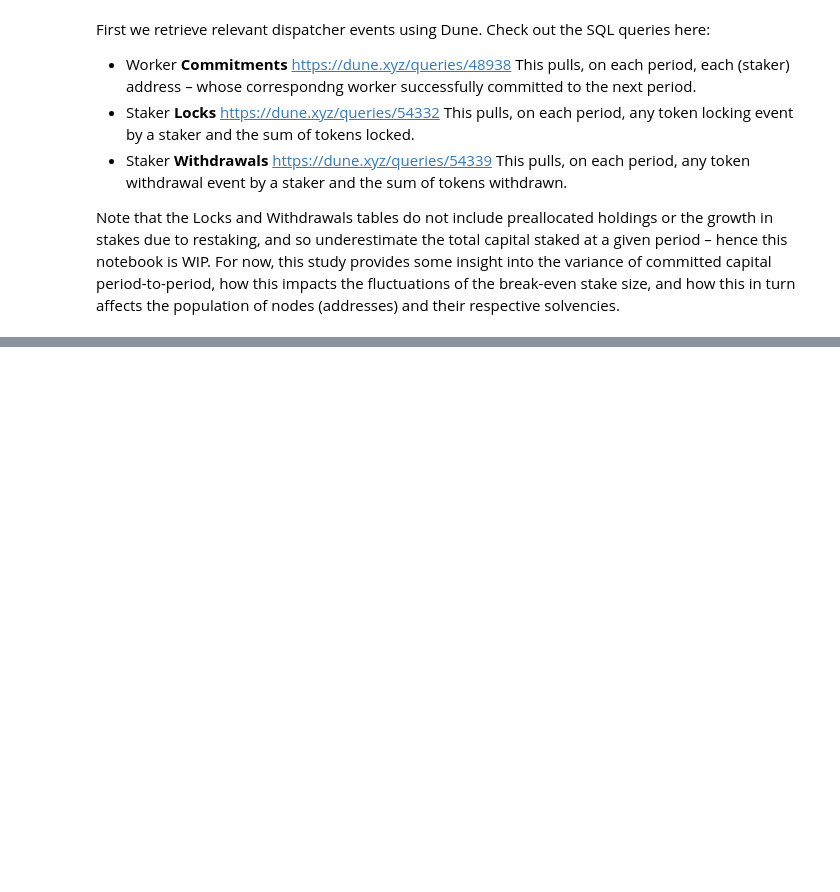
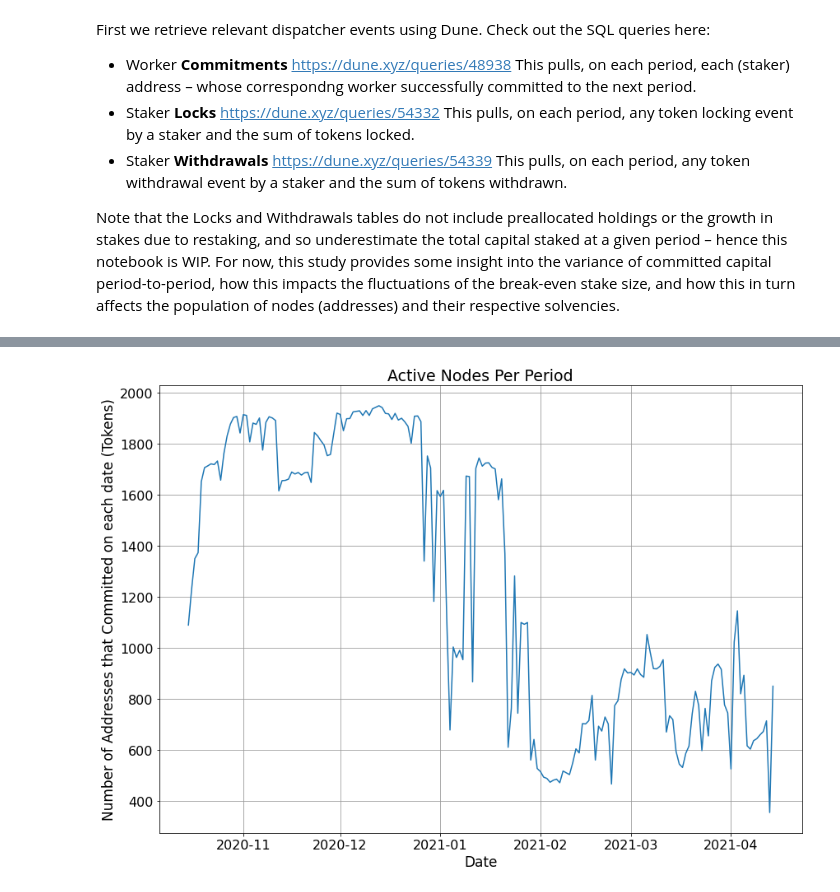
Before and after one commit to arjunhassard/economic-research, a Jupyter notebook: nc_node_behavior/nucypher_node_behavior.ipynb, the cells around one changed output, grey strips where cells are left out. Cells and saved outputs as stored; diff of their text form; code cells hidden in the pictures; blank space fills up the shorter version.

Commit message:
graphical comparison of active workers and committed capital

```diff
--- a/nc_node_behavior/nucypher_node_behavior.ipynb
+++ b/nc_node_behavior/nucypher_node_behavior.ipynb
@@ -39,5 +39,7 @@ split_date = pd.to_datetime('2021-04-15')
 df_1day = df_merged.loc[(df_merged['timestamp'] < split_date)]
 df_7day = df_merged.loc[(df_merged['timestamp'] >= split_date)]
 # %%
-#We calculate a rudimentary value for each staker's
+#We calculate a rudimentary value for each stake value on every period that the associated worker commits.
+df_1day = df_1day.groupby(['timestamp','Staker']).sum().groupby(level='Staker').cumsum()
 df_1day['Staked'] = df_1day['Locked'].copy() - df_1day['Withdrawn'].copy()
+df_1day
@@ -43,0 +61,16 @@ df_1day['Staked'] = df_1day['Locked'].copy() - df_1day['Withdrawn'].copy()
+# %%
+# First we plot the number of commitments (i.e. active workers) at each period
+ActiveWorkers_1day = df_1day.groupby('timestamp')['Staked'].count()
+ActiveWorkers_1day = pd.DataFrame(ActiveWorkers_1day)
+ActiveWorkers_1day.index = pd.to_datetime(ActiveWorkers_1day.index)
+
+plt.plot(ActiveWorkers_1day)
+plt.title('Active Nodes Per Period', fontsize=19)
+plt.xlabel('Date', fontsize=17)
+plt.ylabel('Number of Addresses that Committed on each date (Tokens)', fontsize=17)
+plt.xticks(fontsize=16)
+plt.yticks(fontsize=16)
+#plt.yscale('log')
+plt.grid(b=True, which='major', color='#999999', linestyle='-')
+# %% [output]
+[figure, added]
```
Also changed, not shown: parts of 2 cells of this notebook.
